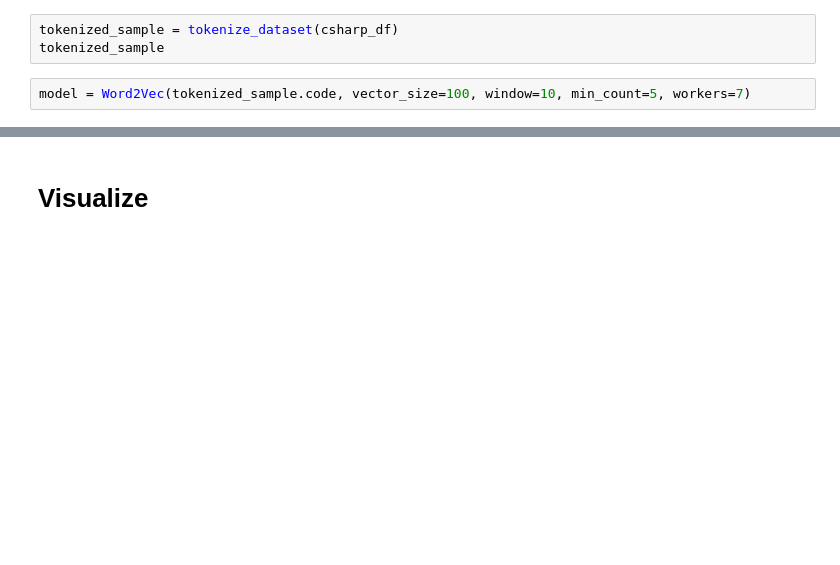
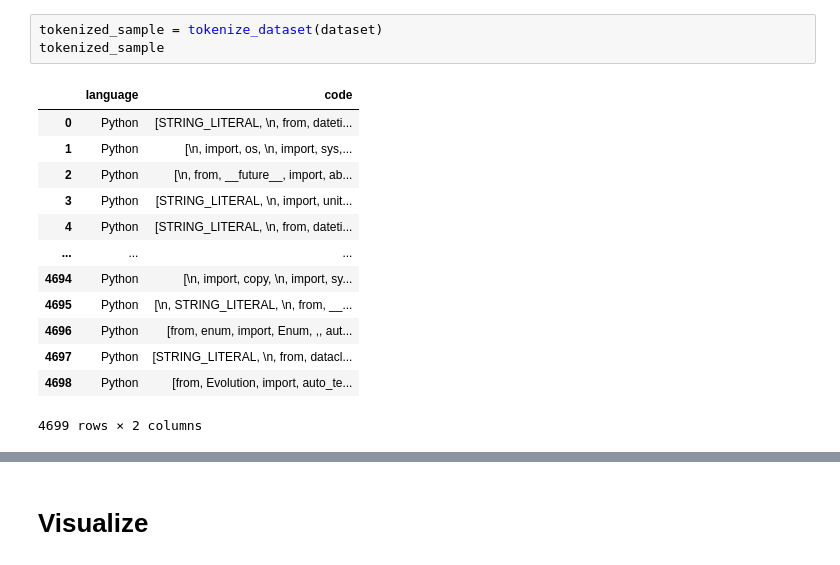
Before and after one commit to kev-inn/programming-languages-w2v, a Jupyter notebook: example.ipynb, the cells around one changed output, grey strips where cells are left out. Cells and saved outputs as stored; diff of their text form; blank space fills up the shorter version.

```diff
--- a/example.ipynb
+++ b/example.ipynb
@@ -36,5 +44,17 @@ csharp_df
 # %%
-tokenized_sample = tokenize_dataset(csharp_df)
+tokenized_sample = tokenize_dataset(dataset)
 tokenized_sample
+# %% [output]
+|  | language | code |
+| 0 | Python | [STRING_LITERAL, \n, from, dateti... |
+| 1 | Python | [\n, import, os, \n, import, sys,... |
+| 2 | Python | [\n, from, __future__, import, ab... |
+| 3 | Python | [STRING_LITERAL, \n, import, unit... |
+| 4 | Python | [STRING_LITERAL, \n, from, dateti... |
+| ... | ... | ... |
+| 4694 | Python | [\n, import, copy, \n, import, sy... |
+| 4695 | Python | [\n, STRING_LITERAL, \n, from, __... |
+| 4696 | Python | [from, enum, import, Enum, ,, aut... |
+| 4697 | Python | [STRING_LITERAL, \n, from, datacl... |
+| 4698 | Python | [from, Evolution, import, auto_te... |
+4699 rows × 2 columns
-# %%
-model = Word2Vec(tokenized_sample.code, vector_size=100, window=10, min_count=5, workers=7)
```
Also changed, not shown: parts of 10 cells of this notebook, 1 other file.
